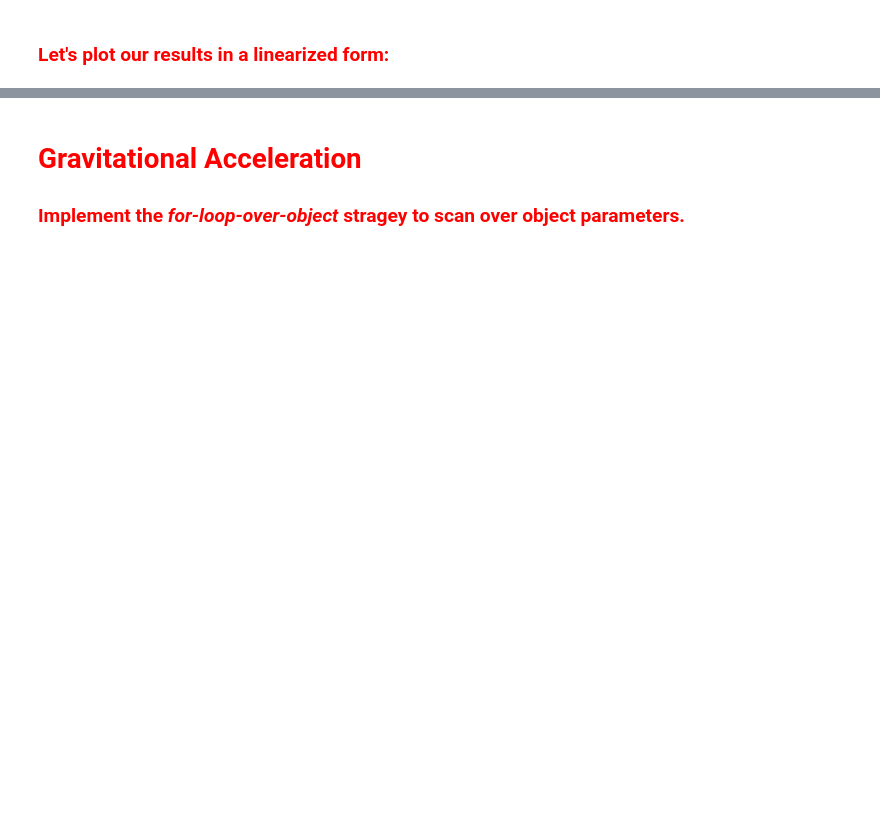
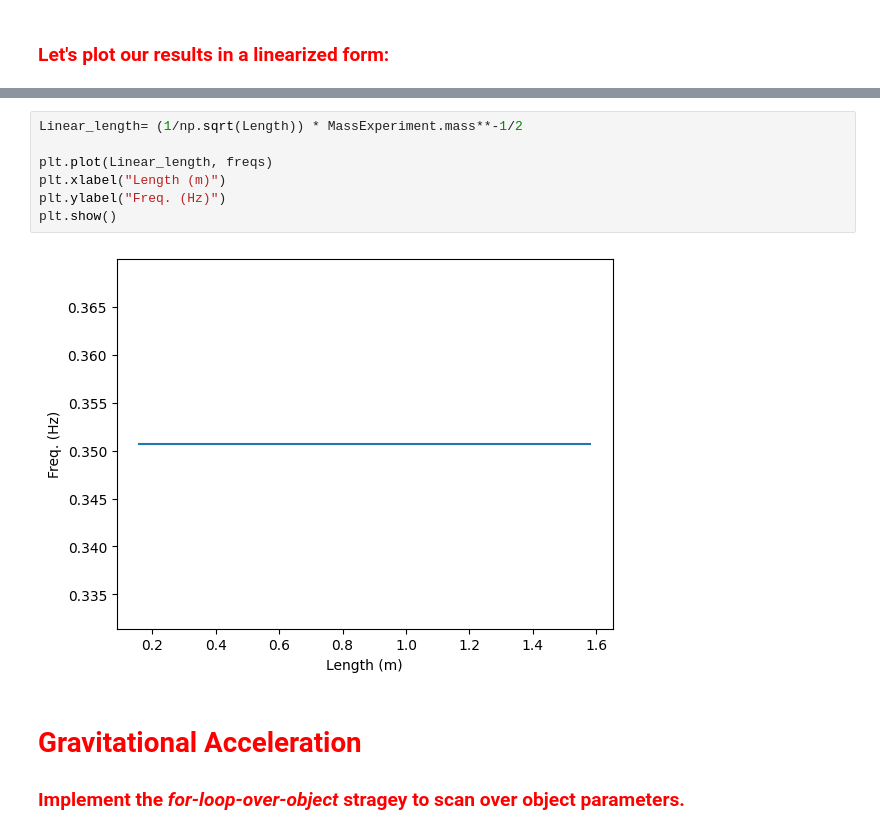
Before and after one commit to sammyculotta/PHY122-Lab, a Jupyter notebook: phy122_lab5t.ipynb, the cells around one changed output, grey strips where cells are left out. Saved outputs shown, nothing was run; the diff lists cells and outputs as text; blank space fills up the shorter version.

```diff
--- a/phy122_lab5t.ipynb
+++ b/phy122_lab5t.ipynb
@@ -256,3 +271,12 @@ NameError: name 'plot' is not defined
+# %%
+Linear_length= (1/np.sqrt(Length)) * MassExperiment.mass**-1/2
+
+plt.plot(Linear_length, freqs)
+plt.xlabel("Length (m)")
+plt.ylabel("Freq. (Hz)")
+plt.show()
+# %% [output]
+[figure, added]
 # %% [markdown]
 #   <font color='Red'> **Gravitational Acceleration** </font>
 
```
Also changed, not shown: parts of 13 cells of this notebook.
